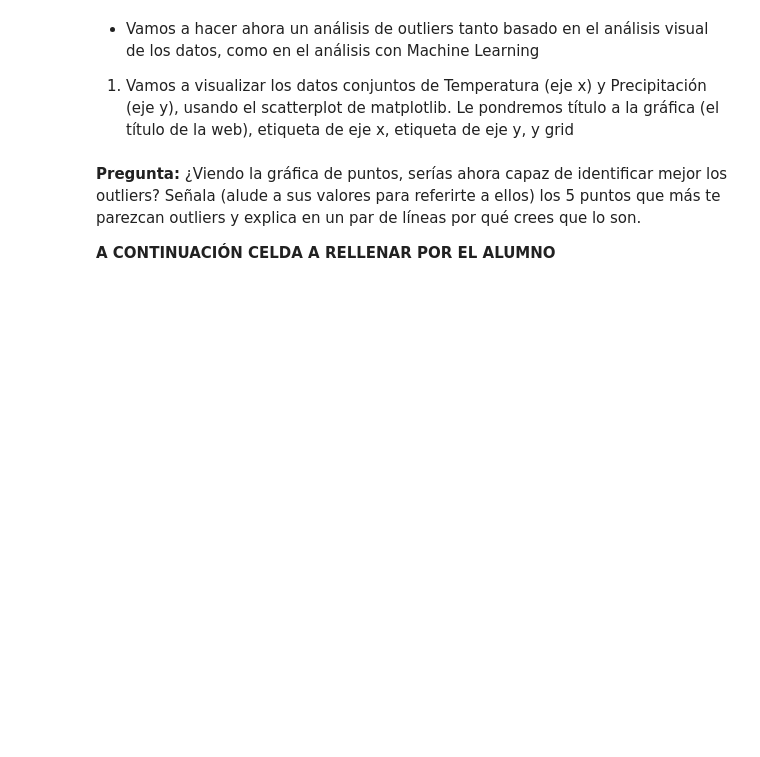
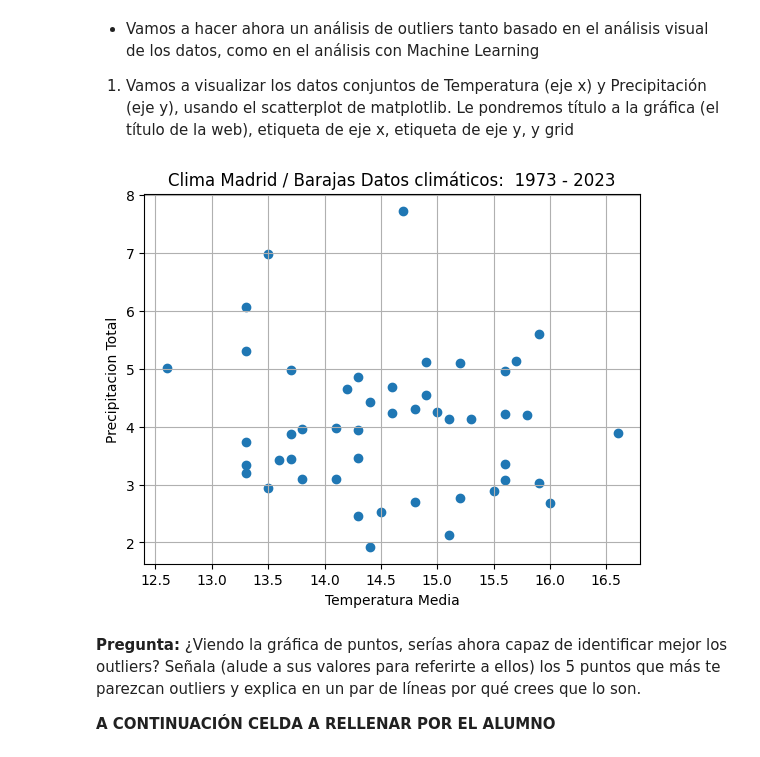
Before and after one commit to avadop/VIU_actividad2_analisisDatos, a Jupyter notebook: Actividad_2_2_Oct23_Alumno.ipynb, the cells around one changed output. Saved outputs shown, nothing was run; the diff lists cells and outputs as text; code cells hidden in the pictures; blank space fills up the shorter version.

```diff
--- a/Actividad_2_2_Oct23_Alumno.ipynb
+++ b/Actividad_2_2_Oct23_Alumno.ipynb
@@ -206,11 +369,13 @@ __A CONTINUACIÓN CELDA A RELLENAR POR EL ALUMNO__
 1. Vamos a visualizar los datos conjuntos de Temperatura (eje x) y Precipitación (eje y), usando el scatterplot de matplotlib. Le pondremos título a la gráfica (el título de la web), etiqueta de eje x, etiqueta de eje y, y grid
 # %%
 ########INSERTAR CODIGO AQUI
-plt.scatter(None,None)
-plt.title(None)
+plt.scatter(temp_array, rain_array/100)
+plt.title(titulo)
 plt.xlabel('Temperatura Media')
 plt.ylabel('Precipitacion Total')
 plt.grid()
+# %% [output]
+[figure, added]
 # %% [markdown]
 __Pregunta:__ ¿Viendo la gráfica de puntos, serías ahora capaz de identificar mejor los outliers? Señala (alude a sus valores para referirte a ellos) los 5 puntos que más te parezcan outliers y explica en un par de líneas por qué crees que lo son.
 
```
Also changed, not shown: parts of 41 cells of this notebook.
